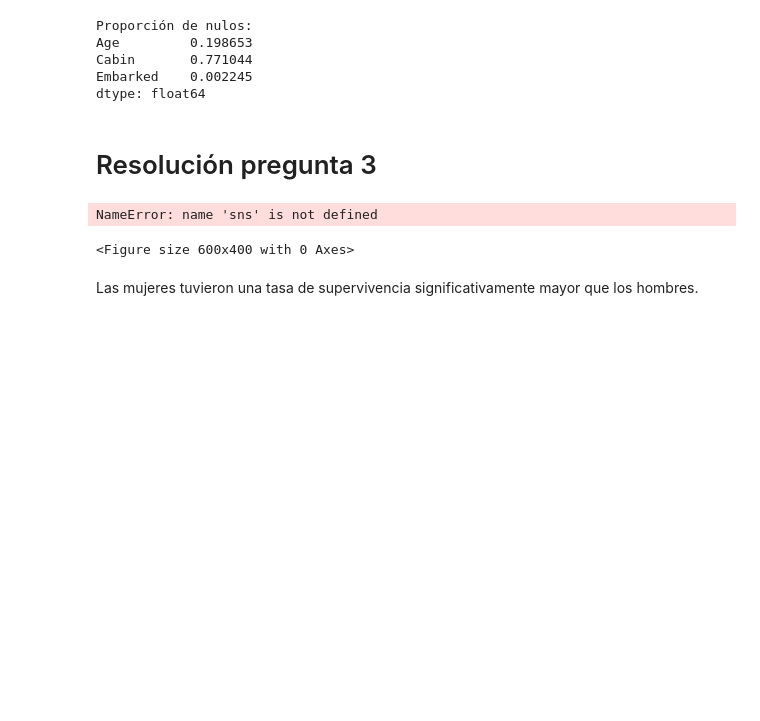
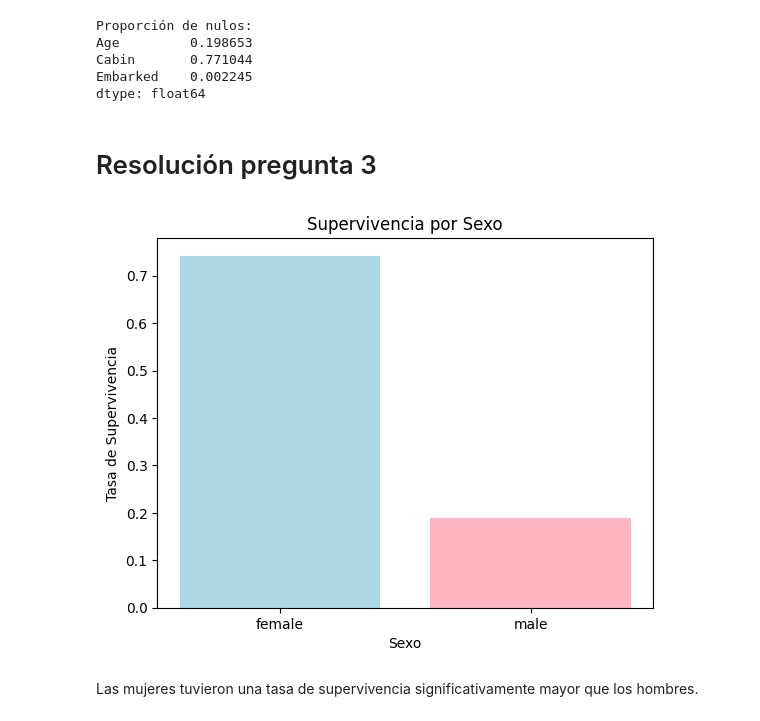
Before and after one commit to danielbazx/Machine-Learning-6-SIN-A-Mar-Jul-2026, a Jupyter notebook: evaluacion_titanic.ipynb, the cells around one changed output. Cells and saved outputs as stored; diff of their text form; code cells hidden in the pictures; blank space fills up the shorter version.

```diff
--- a/evaluacion_titanic.ipynb
+++ b/evaluacion_titanic.ipynb
@@ -163,15 +163,16 @@ dtype: float64
 # %% [markdown]
 # Resolución pregunta 3
 # %%
-plt.figure(figsize=(6, 4))
-sns.countplot(data=df, x='Sex', hue='Survived', palette='Set2')
-plt.title('Supervivencia según el Sexo del Pasajero')
+survival_by_sex = df.groupby('Sex')['Survived'].mean()
+
+# Creamos el gráfico de barras
+plt.bar(survival_by_sex.index, survival_by_sex.values, color=['lightblue', 'lightpink'])
+plt.title('Supervivencia por Sexo')
 plt.xlabel('Sexo')
-plt.ylabel('Cantidad')
+plt.ylabel('Tasa de Supervivencia')
 plt.show()
 # %% [output]
-NameError: name 'sns' is not defined
-<Figure size 600x400 with 0 Axes>
+[figure, added]
 # %% [markdown]
 Las mujeres tuvieron una tasa de supervivencia significativamente mayor que los hombres.
 # %% [markdown]
```
Also changed, not shown: parts of 4 cells of this notebook, 1 other file.
